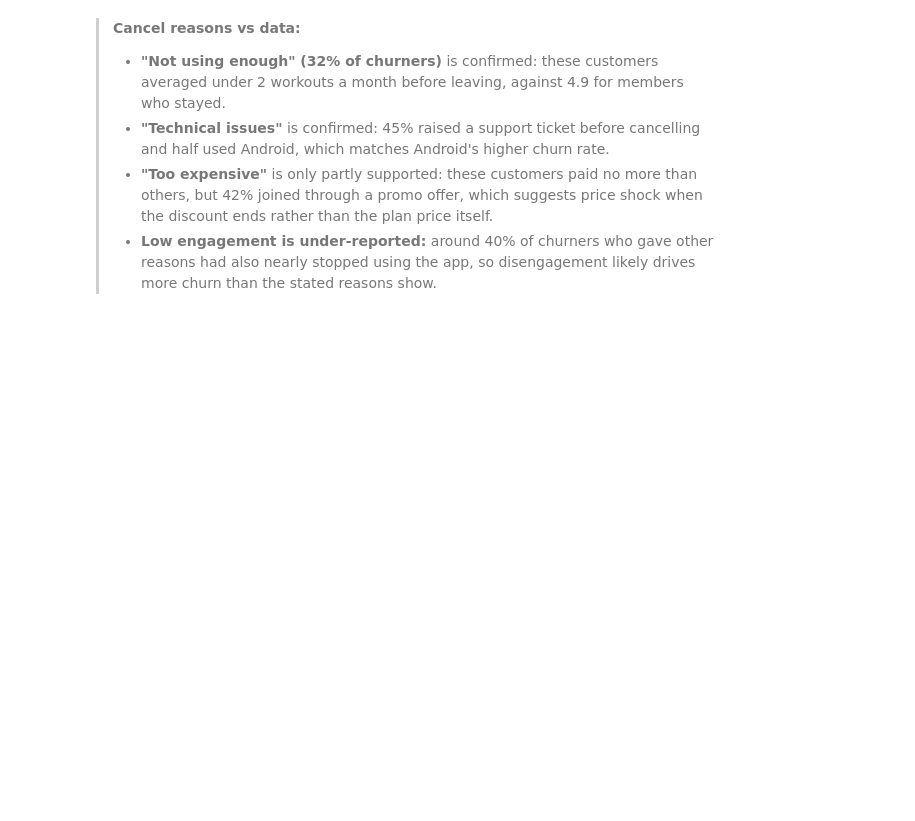
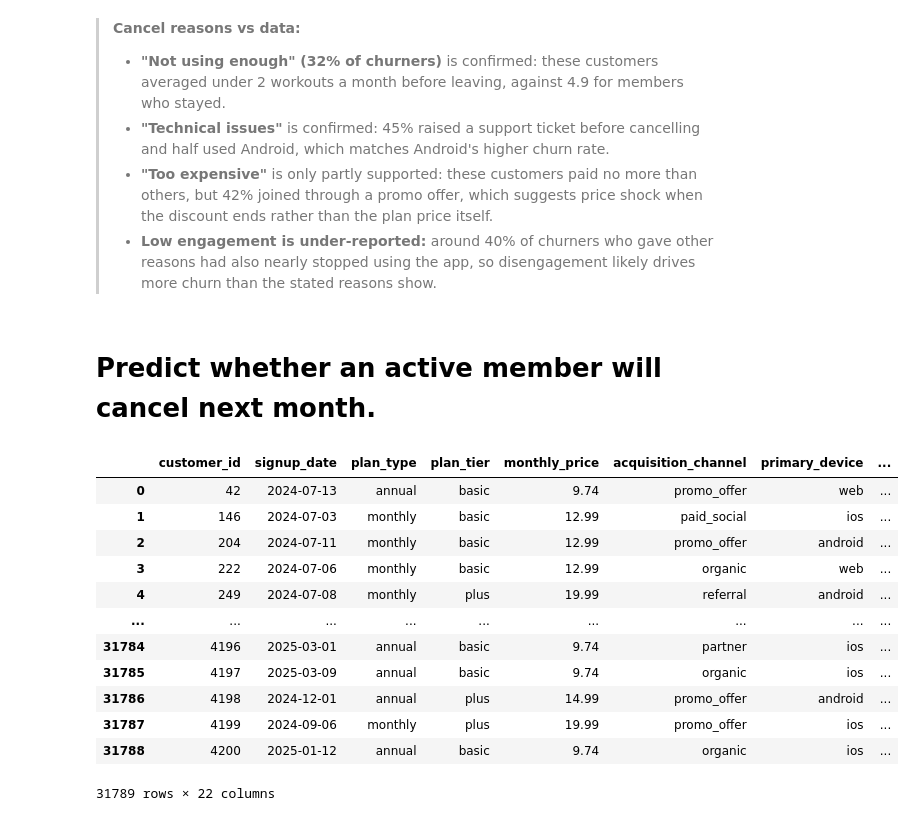
Before and after one commit to karanmagar921/Peloton_churn_analysis, a Jupyter notebook: evaluation.ipynb, the cells around one changed output. Saved outputs shown, nothing was run; the diff lists cells and outputs as text; code cells hidden in the pictures; blank space fills up the shorter version.

Commit message:
prediction included

```diff
--- a/evaluation.ipynb
+++ b/evaluation.ipynb
@@ -565,3 +640,22 @@ Name: low_use, dtype: float64
 > - **"Technical issues"** is confirmed: 45% raised a support ticket before cancelling and half used Android, which matches Android's higher churn rate.
 > - **"Too expensive"** is only partly supported: these customers paid no more than others, but 42% joined through a promo offer, which suggests price shock when the discount ends rather than the plan price itself.
 > - **Low engagement is under-reported:** around 40% of churners who gave other reasons had also nearly stopped using the app, so disengagement likely drives more churn than the stated reasons show.
+# %% [markdown]
+# Predict whether an active member will cancel next month.
+# %%
+df_combined = df_combined[df_combined['month'] <= '2025-12']
+df_combined
+# %% [output]
+|  | customer_id | signup_date | plan_type | plan_tier | monthly_price | acquisition_channel | primary_device | ... |
+| 0 | 42 | 2024-07-13 | annual | basic | 9.74 | promo_offer | web | ... |
+| 1 | 146 | 2024-07-03 | monthly | basic | 12.99 | paid_social | ios | ... |
+| 2 | 204 | 2024-07-11 | monthly | basic | 12.99 | promo_offer | android | ... |
+| 3 | 222 | 2024-07-06 | monthly | basic | 12.99 | organic | web | ... |
+| 4 | 249 | 2024-07-08 | monthly | plus | 19.99 | referral | android | ... |
+| ... | ... | ... | ... | ... | ... | ... | ... | ... |
+| 31784 | 4196 | 2025-03-01 | annual | basic | 9.74 | partner | ios | ... |
+| 31785 | 4197 | 2025-03-09 | annual | basic | 9.74 | organic | ios | ... |
+| 31786 | 4198 | 2024-12-01 | annual | plus | 14.99 | promo_offer | android | ... |
+| 31787 | 4199 | 2024-09-06 | monthly | plus | 19.99 | promo_offer | ios | ... |
+| 31788 | 4200 | 2025-01-12 | annual | basic | 9.74 | organic | ios | ... |
+31789 rows × 22 columns
```
Also changed, not shown: parts of 18 cells of this notebook.
